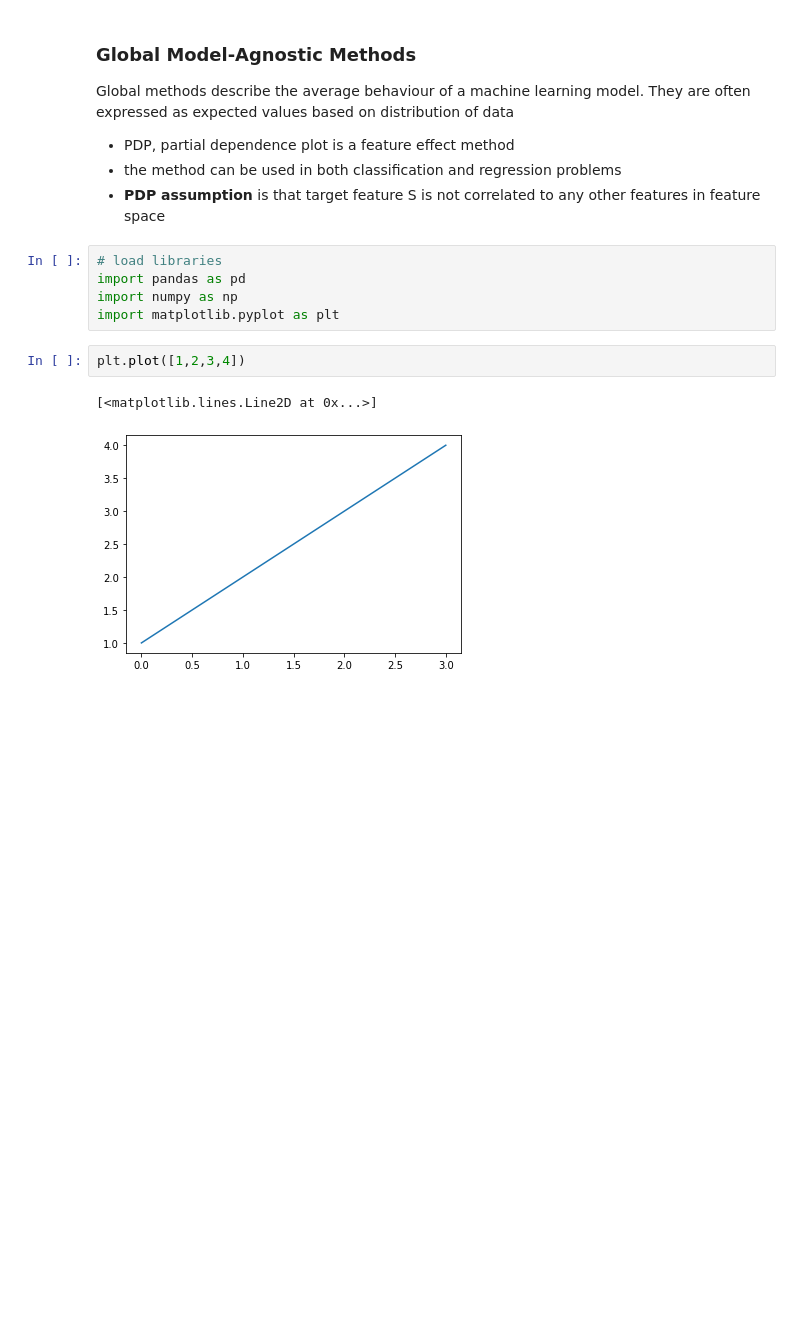
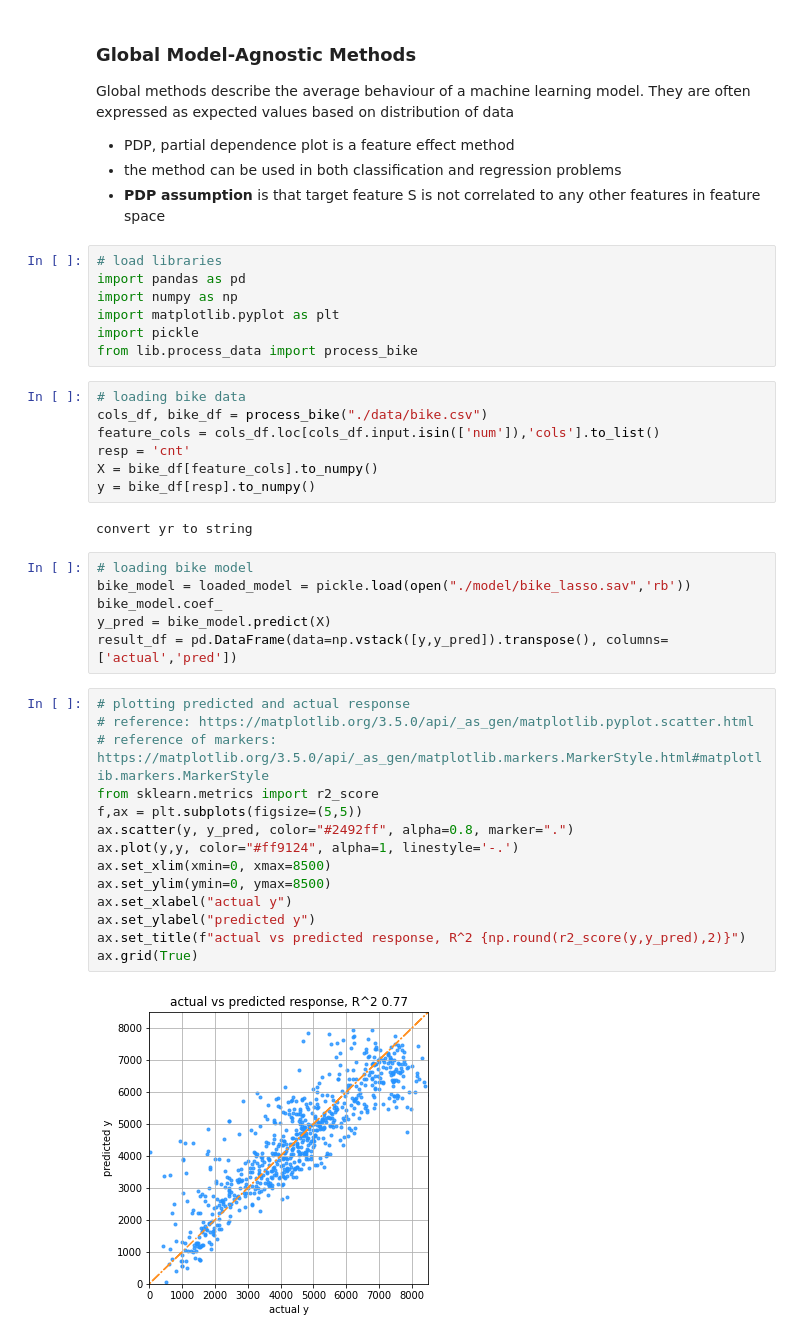
Before and after one commit to yuchen0908/explainable_ml, a Jupyter notebook: s8.1_pdp.ipynb, the cells around one changed output. Cells and saved outputs as stored; diff of their text form; blank space fills up the shorter version.

```diff
--- a/s8.1_pdp.ipynb
+++ b/s8.1_pdp.ipynb
@@ -11,8 +11,36 @@
 import pandas as pd
 import numpy as np
 import matplotlib.pyplot as plt
+import pickle
+from lib.process_data import process_bike
-# %%
-plt.plot([1,2,3,4])
-# %% [output]
-[<matplotlib.lines.Line2D at 0x...>]
-[figure, removed]
+# %%
+# loading bike data
+cols_df, bike_df = process_bike("./data/bike.csv")
+feature_cols = cols_df.loc[cols_df.input.isin(['num']),'cols'].to_list()
+resp = 'cnt'
+X = bike_df[feature_cols].to_numpy()
+y = bike_df[resp].to_numpy()
+# %% [output]
+convert yr to string
+# %%
+# loading bike model
+bike_model = loaded_model = pickle.load(open("./model/bike_lasso.sav",'rb'))
+bike_model.coef_
+y_pred = bike_model.predict(X)
+result_df = pd.DataFrame(data=np.vstack([y,y_pred]).transpose(), columns=['actual','pred'])
+# %%
+# plotting predicted and actual response
+# reference: https://matplotlib.org/3.5.0/api/_as_gen/matplotlib.pyplot.scatter.html
+# reference of markers: https://matplotlib.org/3.5.0/api/_as_gen/matplotlib.markers.MarkerStyle.html#matplotlib.markers.MarkerStyle
+from sklearn.metrics import r2_score
+f,ax = plt.subplots(figsize=(5,5))
+ax.scatter(y, y_pred, color="#2492ff", alpha=0.8, marker=".")
+ax.plot(y,y, color="#ff9124", alpha=1, linestyle='-.')
+ax.set_xlim(xmin=0, xmax=8500)
+ax.set_ylim(ymin=0, ymax=8500)
+ax.set_xlabel("actual y")
+ax.set_ylabel("predicted y")
+ax.set_title(f"actual vs predicted response, R^2 {np.round(r2_score(y,y_pred),2)}")
+ax.grid(True)
+# %% [output]
+[figure, added]
```
Also changed, not shown: parts of 1 cell of this notebook, 7 other files.
